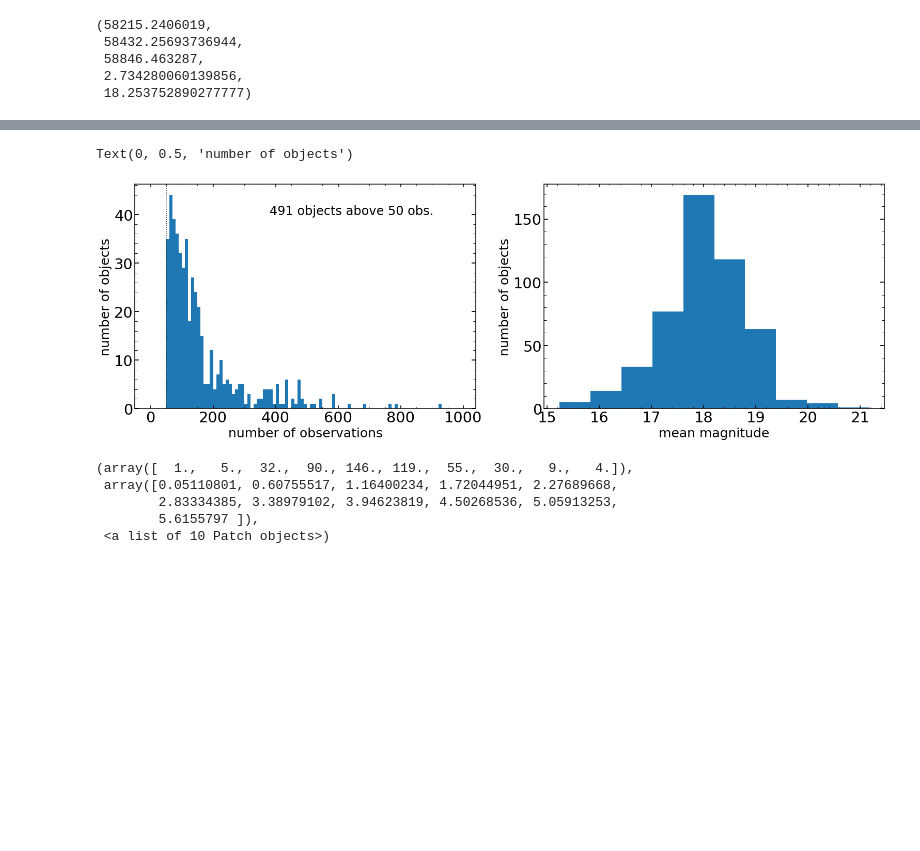
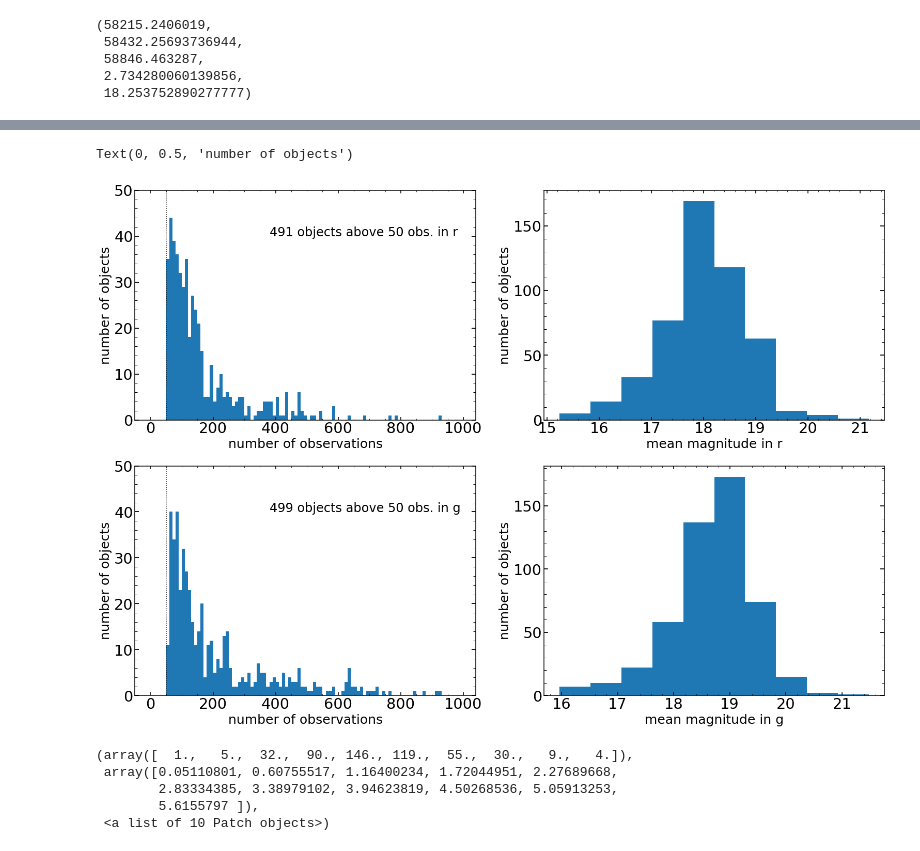
Before and after one commit to nevencaplar/Variability, a Jupyter notebook: Smaller Projects/Low_mass_Jenny.ipynb, the cells around one changed output, grey strips where cells are left out. Drawn from its saved outputs; the diff is of its cells as text; code cells hidden in the pictures; blank space fills up the shorter version.

```diff
--- a/Smaller Projects/Low_mass_Jenny.ipynb
+++ b/Smaller Projects/Low_mass_Jenny.ipynb
@@ -238,3 +238,22 @@ for i in tqdm(range(306,len(df))):
         df_lightcurve.to_pickle("/Users/nevencaplar/Documents/Variability/Low_mass_Jenny/LightCurves_data/"+str(i)+".pkl")
     except:
         pass
+# %%
+
+for i in tqdm(range(0,10)):
+    try:
+        Ra_single_object=str(df['RA'].iloc[i])
+        Dec_single_object=str(df['DEC'].iloc[i])
+
+        url='https://irsa.ipac.caltech.edu/cgi-bin/ZTF/nph_light_curves?POS=CIRCLE+'+Ra_single_object+'+'+Dec_single_object+'+0.0008&BANDNAME=g&NOBS_MIN=3&TIME=55196.0+59214.0&BAD_CATFLAGS_MASK=32768&FORMAT=ipac_table'
+
+        urllib.request.urlretrieve(url,'/Users/nevencaplar/Documents/Variability/Low_mass_Jenny/LightCurves_data/'+str(i))
+
+        df_lightcurve = pd.read_csv (r'/Users/nevencaplar/Documents/Variability/Low_mass_Jenny/LightCurves_data/'+str(i),skiprows=53,delim_whitespace=True)
+        # remove the last column that has all 'NaN'
+        df_lightcurve=df_lightcurve.iloc[:,:24]
+        df_lightcurve.columns = ['oid', 'expid','hjd','mjd','mag','magerr','catflags','filtercode','ra','dec','chi','sharp','filefracday','field','ccdid','qid','limitmag','magzp',
+                                'magzprms','clrcoeff','clrcounc','exptime','airmass','programid']
+        df_lightcurve.to_pickle("/Users/nevencaplar/Documents/Variability/Low_mass_Jenny/LightCurves_data/"+str(i)+"_g.pkl")
+    except:
+        pass
@@ -295,19 +344,32 @@ df_lightcurve
 # %%
-plt.figure(figsize=(26,8))
-plt.subplot(121)
+plt.figure(figsize=(26,18))
+plt.subplot(221)
 plt.hist(array_of_df_sum_cleaned_50[:,1],bins=np.arange(0,1000,10))
 plt.axvline(50,color='black',ls=':')
 plt.xlabel('number of observations',size=25)
 plt.ylabel('number of objects',size=25)
-plt.text(380,40,'491 objects above 50 obs.')
+plt.text(380,40,'491 objects above 50 obs. in r')
+plt.ylim(0,50)
+plt.subplot(222)
+plt.hist(array_of_df_sum_cleaned_50[:,6])
+plt.xlabel('mean magnitude in r',size=25)
+plt.ylabel('number of objects',size=25)
 
-plt.subplot(122)
-plt.hist(array_of_df_sum_cleaned_50[:,6])
-plt.xlabel('mean magnitude',size=25)
+
+plt.subplot(223)
+plt.hist(array_of_df_sum_cleaned_50_g[:,1],bins=np.arange(0,1000,10))
+plt.axvline(50,color='black',ls=':')
+plt.xlabel('number of observations',size=25)
 plt.ylabel('number of objects',size=25)
+plt.text(380,40,'499 objects above 50 obs. in g')
+plt.ylim(0,50)
+plt.subplot(224)
+plt.hist(array_of_df_sum_cleaned_50_g[:,6])
+plt.xlabel('mean magnitude in g',size=25)
+plt.ylabel('number of objects',size=25)
 # %% [output]
 Text(0, 0.5, 'number of objects')
-[figure, old version]
+[figure, new version]
 # %%
 plt.hist(array_of_df_sum_cleaned_50[:,7]-array_of_df_sum_cleaned_50[:,6])
 # %% [output]
```
Also changed, not shown: parts of 24 cells of this notebook.
